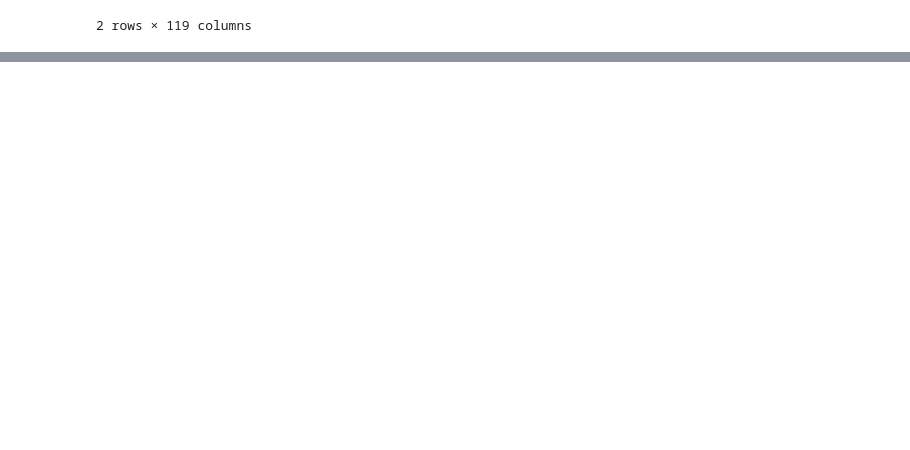
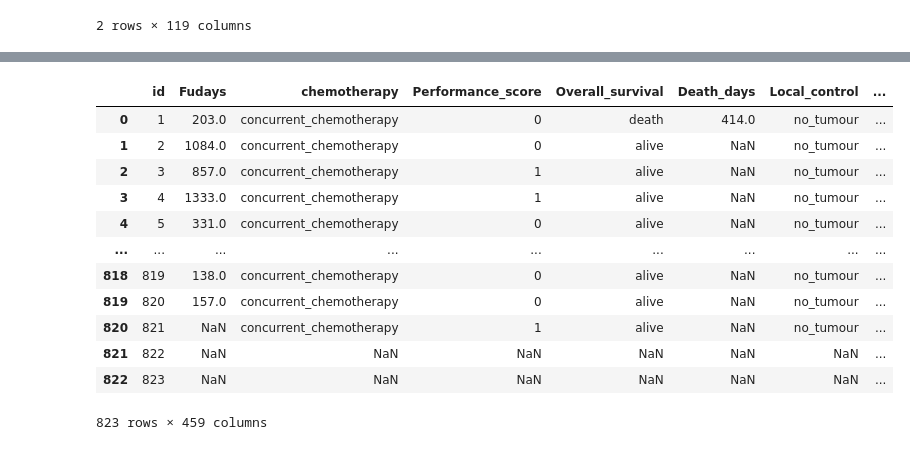
Before and after one commit to ScheWann/QubbedDataAnalysis, a Jupyter notebook: python/checking.ipynb, the cells around one changed output, grey strips where cells are left out. Drawn from its saved outputs; the diff is of its cells as text; code cells hidden in the pictures; blank space fills up the shorter version.

```diff
--- a/python/checking.ipynb
+++ b/python/checking.ipynb
@@ -247,0 +265,18 @@ Saved: C:\Users\szhao69\Documents\GitHub\QubbedDataAnalysis\python\dw_df_stiefel
+# %%
+# mdasi_df = pd.read_excel('../data/mdasi_09092021.xlsx')
+mdasi_df = pd.read_excel('../mdasi_updated.xlsx')
+mdasi_df
+# %% [output]
+|  | id | Fudays | chemotherapy | Performance_score | Overall_survival | Death_days | Local_control | ... |
+| 0 | 1 | 203.0 | concurrent_chemotherapy | 0 | death | 414.0 | no_tumour | ... |
+| 1 | 2 | 1084.0 | concurrent_chemotherapy | 0 | alive | NaN | no_tumour | ... |
+| 2 | 3 | 857.0 | concurrent_chemotherapy | 1 | alive | NaN | no_tumour | ... |
+| 3 | 4 | 1333.0 | concurrent_chemotherapy | 1 | alive | NaN | no_tumour | ... |
+| 4 | 5 | 331.0 | concurrent_chemotherapy | 0 | alive | NaN | no_tumour | ... |
+| ... | ... | ... | ... | ... | ... | ... | ... | ... |
+| 818 | 819 | 138.0 | concurrent_chemotherapy | 0 | alive | NaN | no_tumour | ... |
+| 819 | 820 | 157.0 | concurrent_chemotherapy | 0 | alive | NaN | no_tumour | ... |
+| 820 | 821 | NaN | concurrent_chemotherapy | 1 | alive | NaN | no_tumour | ... |
+| 821 | 822 | NaN | NaN | NaN | NaN | NaN | NaN | ... |
+| 822 | 823 | NaN | NaN | NaN | NaN | NaN | NaN | ... |
+823 rows × 459 columns
```
Also changed, not shown: parts of 2 cells of this notebook, 1 other file.
